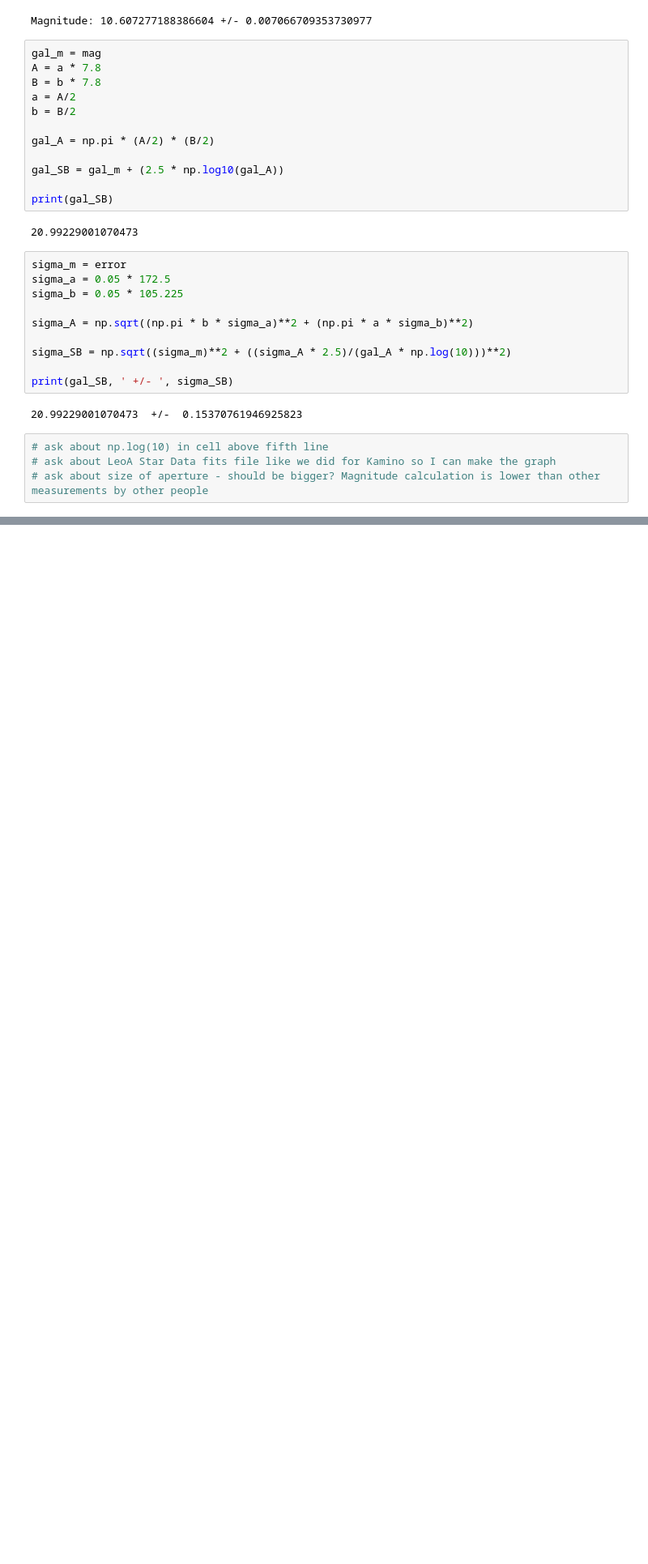
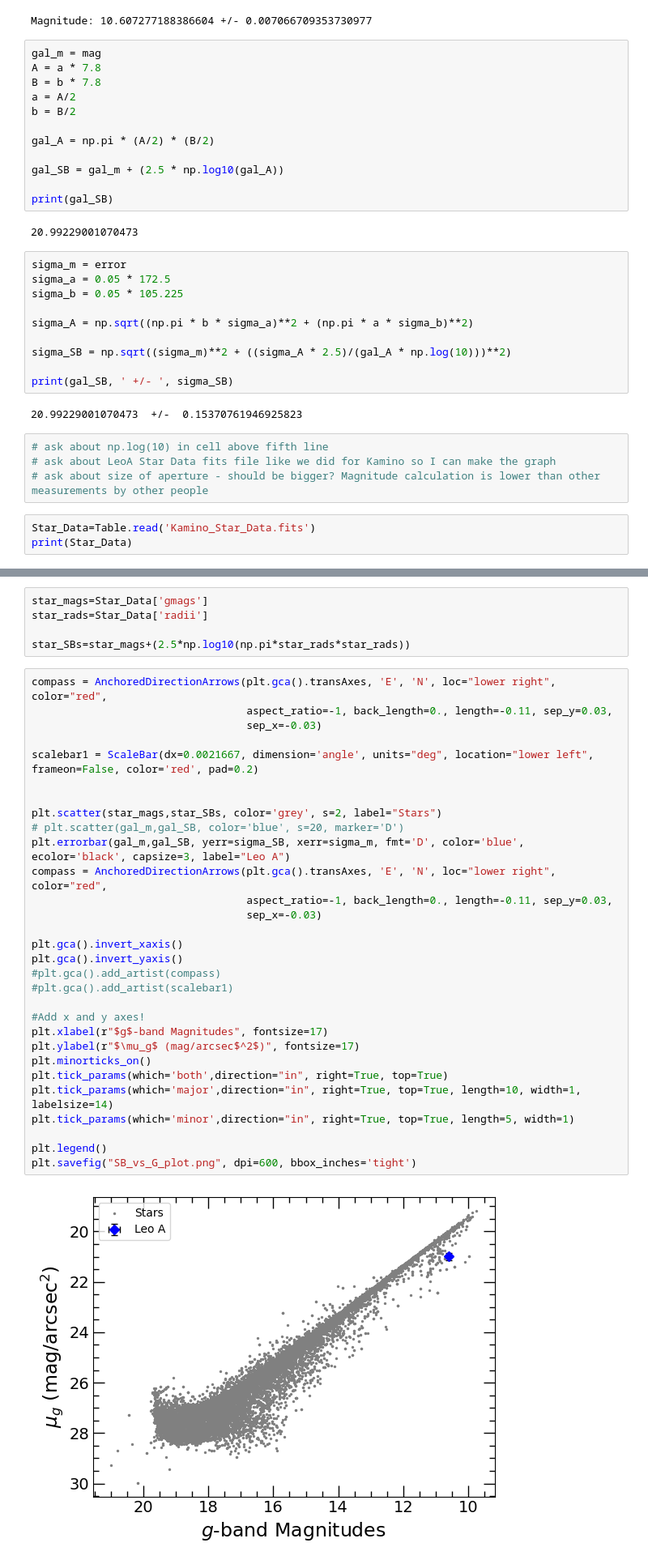
Before and after one commit to itviolin2013/Polaris-Kamino, a Jupyter notebook: Leo_Data.ipynb, the cells around one changed output, grey strips where cells are left out. Shown at 81% size. Saved outputs shown, nothing was run; the diff lists cells and outputs as text; blank space fills up the shorter version.

Commit message:
calculated and tweaked leo data

```diff
--- a/Leo_Data.ipynb
+++ b/Leo_Data.ipynb
@@ -149,3 +149,6 @@ print(gal_SB, ' +/- ', sigma_SB)
 # ask about np.log(10) in cell above fifth line
 # ask about LeoA Star Data fits file like we did for Kamino so I can make the graph
 # ask about size of aperture - should be bigger? Magnitude calculation is lower than other measurements by other people
+# %%
+Star_Data=Table.read('Kamino_Star_Data.fits')
+print(Star_Data)
@@ -151,0 +173,37 @@ print(gal_SB, ' +/- ', sigma_SB)
+# %%
+star_mags=Star_Data['gmags']
+star_rads=Star_Data['radii']
+
+star_SBs=star_mags+(2.5*np.log10(np.pi*star_rads*star_rads))
+# %%
+compass = AnchoredDirectionArrows(plt.gca().transAxes, 'E', 'N', loc="lower right", color="red",
+                                  aspect_ratio=-1, back_length=0., length=-0.11, sep_y=0.03,
+                                  sep_x=-0.03)
+
+scalebar1 = ScaleBar(dx=0.0021667, dimension='angle', units="deg", location="lower left", frameon=False, color='red', pad=0.2)
+
+
+plt.scatter(star_mags,star_SBs, color='grey', s=2, label="Stars")
+# plt.scatter(gal_m,gal_SB, color='blue', s=20, marker='D')
+plt.errorbar(gal_m,gal_SB, yerr=sigma_SB, xerr=sigma_m, fmt='D', color='blue', ecolor='black', capsize=3, label="Leo A")
+compass = AnchoredDirectionArrows(plt.gca().transAxes, 'E', 'N', loc="lower right", color="red",
+                                  aspect_ratio=-1, back_length=0., length=-0.11, sep_y=0.03,
+                                  sep_x=-0.03)
+
+plt.gca().invert_xaxis()
+plt.gca().invert_yaxis()
+#plt.gca().add_artist(compass)
+#plt.gca().add_artist(scalebar1)
+
+#Add x and y axes!
+plt.xlabel(r"$g$-band Magnitudes", fontsize=17)
+plt.ylabel(r"$\mu_g$ (mag/arcsec$^2$)", fontsize=17)
+plt.minorticks_on()
+plt.tick_params(which='both',direction="in", right=True, top=True)
+plt.tick_params(which='major',direction="in", right=True, top=True, length=10, width=1, labelsize=14)
+plt.tick_params(which='minor',direction="in", right=True, top=True, length=5, width=1)
+
+plt.legend()
+plt.savefig("SB_vs_G_plot.png", dpi=600, bbox_inches='tight')
+# %% [output]
+[figure, added]
```
Also changed, not shown: parts of 2 cells of this notebook, 3 other files.
